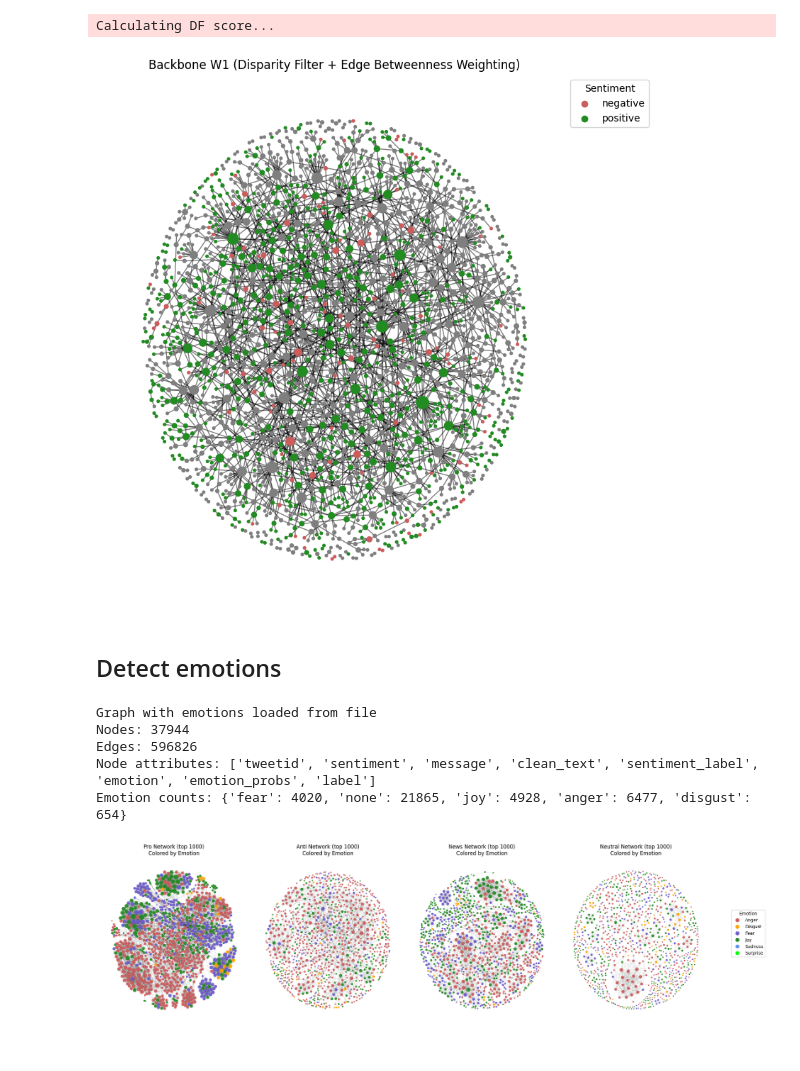
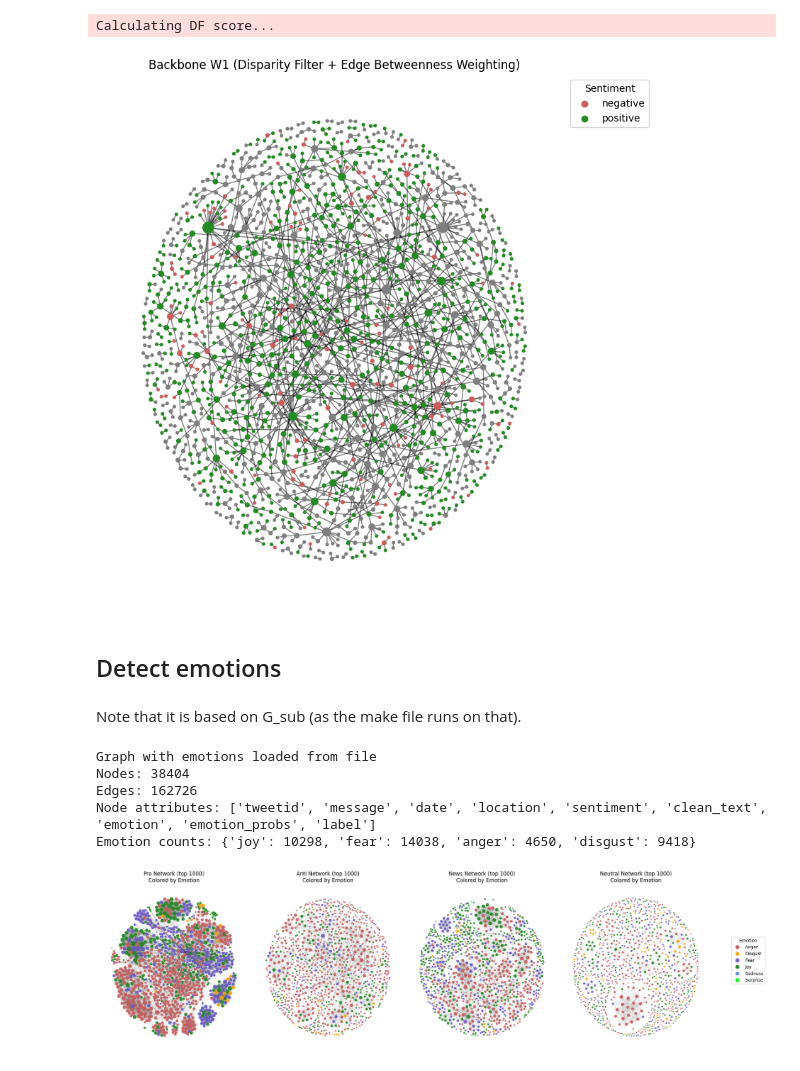
Before and after one commit to annemollelsborg/02805_climate_conv, a Jupyter notebook: notebooks/init_analysis_huggingface.ipynb, the cells around one changed output. Drawn from its saved outputs; the diff is of its cells as text; code cells hidden in the pictures.

```diff
--- a/notebooks/init_analysis_huggingface.ipynb
+++ b/notebooks/init_analysis_huggingface.ipynb
@@ -28,7 +28,12 @@ plt.title("Histogram of Cleaned Text Lengths")
 
 # Add 50% quantile line
 quantile_50 = df["clean_text"].str.len().quantile(0.5)
-plt.axvline(quantile_50, color='red', linestyle='--', linewidth=2, label=f'50% quantile: {quantile_50:.0f}')
+quantile_25 = df["clean_text"].str.len().quantile(0.25)
+quantile_75 = df["clean_text"].str.len().quantile(0.75)
+# draw vertical lines for the quartiles separately (axvline expects a single x value)
+plt.axvline(quantile_25, color='orange', linestyle='--', linewidth=2, label=f'25% quantile: {quantile_25:.0f}')
+plt.axvline(quantile_50, color='red',    linestyle='--', linewidth=2, label=f'50% quantile: {quantile_50:.0f}')
+plt.axvline(quantile_75, color='green',  linestyle='--', linewidth=2, label=f'75% quantile: {quantile_75:.0f}')
 plt.legend()
 
 plt.show()
@@ -64,10 +69,14 @@ Edges: 1895878
 Node attributes: ['tweetid', 'message', 'date', 'location', 'sentiment', 'clean_text', 'label']
 # %%
-# Make a sub graph only with nodes with more than quantile_50 characters
-nodes_to_include = [n for n, attr in G.nodes(data=True) if len(attr.get("clean_text", "")) > quantile_50]
+# Make a sub graph only with nodes with more than quantile_25 characters
+nodes_to_include = [n for n, attr in G.nodes(data=True) if len(attr.get("clean_text", "")) > quantile_25]
 G_sub = G.subgraph(nodes_to_include).copy()
 print("Subgraph with long tweets created")
 print("Nodes in subgraph:", G_sub.number_of_nodes())
 print("Edges in subgraph:", G_sub.number_of_edges())
+
+# Save subgraph to file
+nx.write_gexf(G_sub, "/Users/ame/02805_climate_conv/networks/climate_tweet_network_with_embeddings_sub.gexf")
+print("Subgraph saved to file")
 # %% [output]
 Subgraph with long tweets created
@@ -76,9 +86,13 @@ Edges in subgraph: 336021
 # %%
-# Largest connected component
-largest_cc = max(nx.connected_components(G_sub), key=len)
-G_lcc = G_sub.subgraph(largest_cc).copy()
+# Giant connected component
+gcc = max(nx.connected_components(G_sub), key=len)
+G_gcc = G_sub.subgraph(gcc).copy()
 print("Largest connected component created")
-print("Nodes in LCC:", G_lcc.number_of_nodes())
-print("Edges in LCC:", G_lcc.number_of_edges())
+print("Nodes in LCC:", G_gcc.number_of_nodes())
+print("Edges in LCC:", G_gcc.number_of_edges())
+
+# Compute giant component share
+gcc_share = G_gcc.number_of_nodes() / G_sub.number_of_nodes()
+print("Giant component share:", gcc_share)
 # %% [output]
 Largest connected component created
@@ -126,18 +214,18 @@ plt.show()
 # Choose sample size k
 k = 50
 
-ebc = nx.edge_betweenness_centrality(G_lcc, k=k, seed=42)
+ebc = nx.edge_betweenness_centrality(G_sub, k=k, seed=42)
 
 # Normalize betweenness to [1, 100]
 vals = np.array(list(ebc.values()))
 min_b, max_b = vals.min(), vals.max()
 
-for u, v in G_lcc.edges():
+for u, v in G_sub.edges():
     w = ebc.get((u, v), 0.0)
     norm_w = 1 + 99 * (w - min_b) / (max_b - min_b) if max_b > min_b else 1
-    G_lcc[u][v]["weight"] = norm_w
+    G_sub[u][v]["weight"] = norm_w
 
-W1 = G_lcc.copy()
+W1 = G_sub.copy()
 
 # Convert to DataFrame as before
 W1_edges = [
@@ -186,7 +274,7 @@ pos_W1 = nx.forceatlas2_layout(
     gravity=0.8,
     scaling_ratio=2.0,
     seed=123,
-    distributed_action=False,
+    distributed_action=True,
     strong_gravity=True,
 )
 
@@ -201,39 +289,41 @@ nx.draw_networkx_edges(G_backbone_W1, pos_W1, ax=ax, alpha=0.5)
 nodes = nx.draw_networkx_nodes(
     G_backbone_W1,
     pos_W1,
     ax=ax,
     node_size=node_sizes,
     alpha=1,
     node_color=[
         sentiment_colors.get(
             G_backbone_W1.nodes[n].get("sentiment"),
             "#7f7f7f"  # default grey if missing
         )
         for n in G_backbone_W1.nodes()
     ],
 )
 
 # Legend
 for sentiment, color in sentiment_colors.items():
     ax.scatter([], [], c=color, label=sentiment)
 
 ax.legend(
     title="Sentiment",
     loc="upper left",
     bbox_to_anchor=(1, 1),
 )
 
 ax.set_axis_off()
 ax.set_title("Backbone W1 (Disparity Filter + Edge Betweenness Weighting)")
 plt.tight_layout()
 plt.show()
 # %% [output]
-[figure, old version]
+[figure, new version]
 # %% [markdown]
 ## Detect emotions
+# %% [markdown]
+Note that it is based on G_sub (as the make file runs on that).
 # %%
 # Load emotion network
-G = nx.read_gexf("/Users/ame/02805_climate_conv/networks/climate_tweet_network_with_emotions.gexf")
+G = nx.read_gexf("/Users/ame/02805_climate_conv/networks/climate_tweet_network_embeddings_emotions.gexf")
 print("Graph with emotions loaded from file")
 print("Nodes:", G.number_of_nodes())
 print("Edges:", G.number_of_edges())
@@ -249,9 +339,9 @@ for node, data in G.nodes(data=True):
 print("Emotion counts:", emotion_counts)
 # %% [output]
 Graph with emotions loaded from file
-Nodes: 37944
-Edges: 596826
-Node attributes: ['tweetid', 'sentiment', 'message', 'clean_text', 'sentiment_label', 'emotion', 'emotion_probs', 'label']
-Emotion counts: {'fear': 4020, 'none': 21865, 'joy': 4928, 'anger': 6477, 'disgust': 654}
+Nodes: 38404
+Edges: 162726
+Node attributes: ['tweetid', 'message', 'date', 'location', 'sentiment', 'clean_text', 'emotion', 'emotion_probs', 'label']
+Emotion counts: {'joy': 10298, 'fear': 14038, 'anger': 4650, 'disgust': 9418}
 # %%
 # Build four subnetworks based on sentiment_label
```
Also changed, not shown: parts of 12 cells of this notebook, 6 other files.
